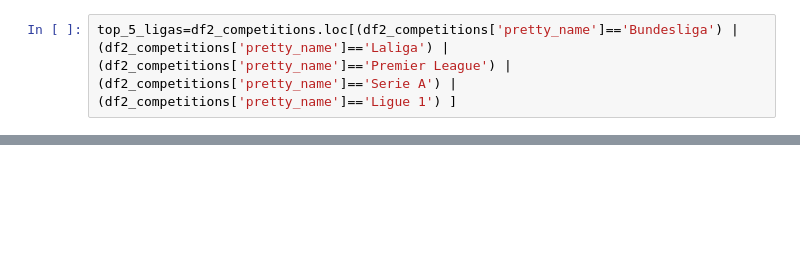
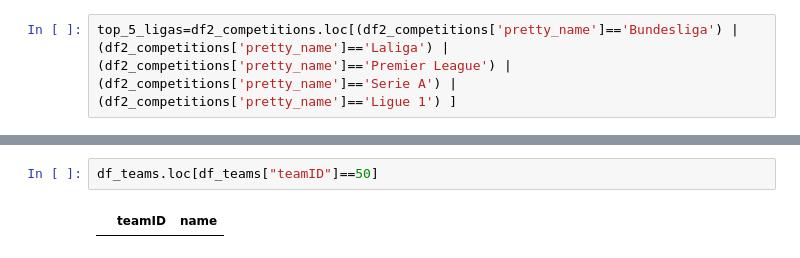
Before and after one commit to mcannoni/soccer_database, a Jupyter notebook: ProyectoDS_ParteI_+Cannoni+Poses.ipynb, the cells around one changed output, grey strips where cells are left out. Cells and saved outputs as stored; diff of their text form; blank space fills up the shorter version.

```diff
--- a/ProyectoDS_ParteI_+Cannoni+Poses.ipynb
+++ b/ProyectoDS_ParteI_+Cannoni+Poses.ipynb
@@ -255,0 +254,4 @@ df_f_game[~df_f_game['date'].isin(df2_games_top5['date'])]
+# %%
+df_teams.loc[df_teams["teamID"]==50]
+# %% [output]
+|  | teamID | name |
```
Also changed, not shown: parts of 17 cells of this notebook.
